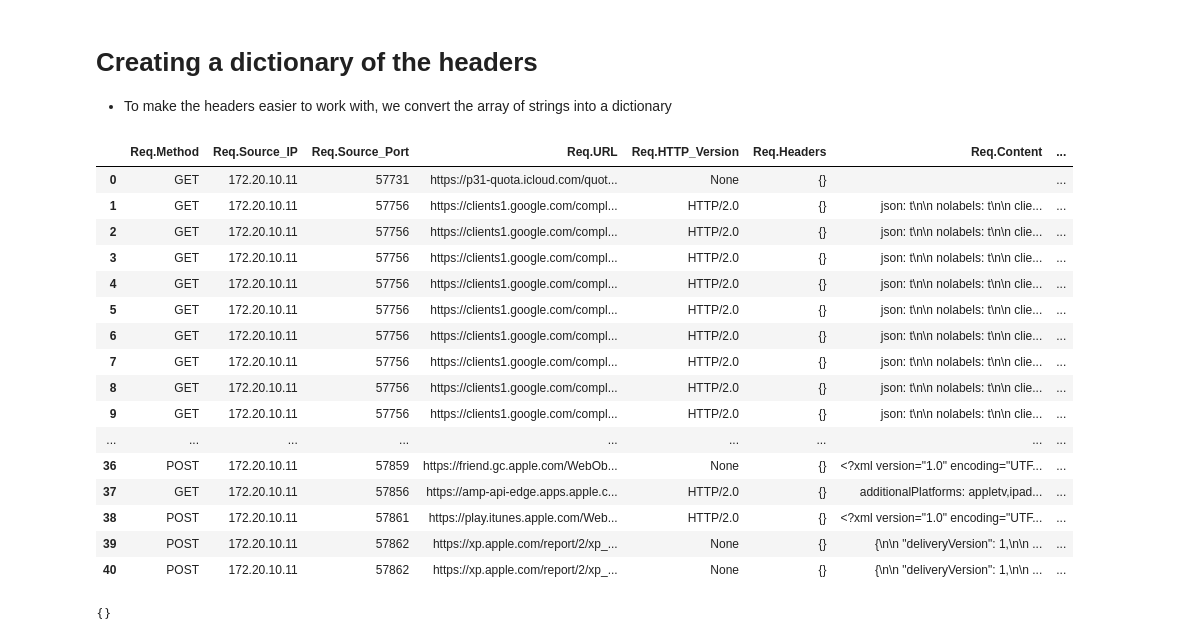
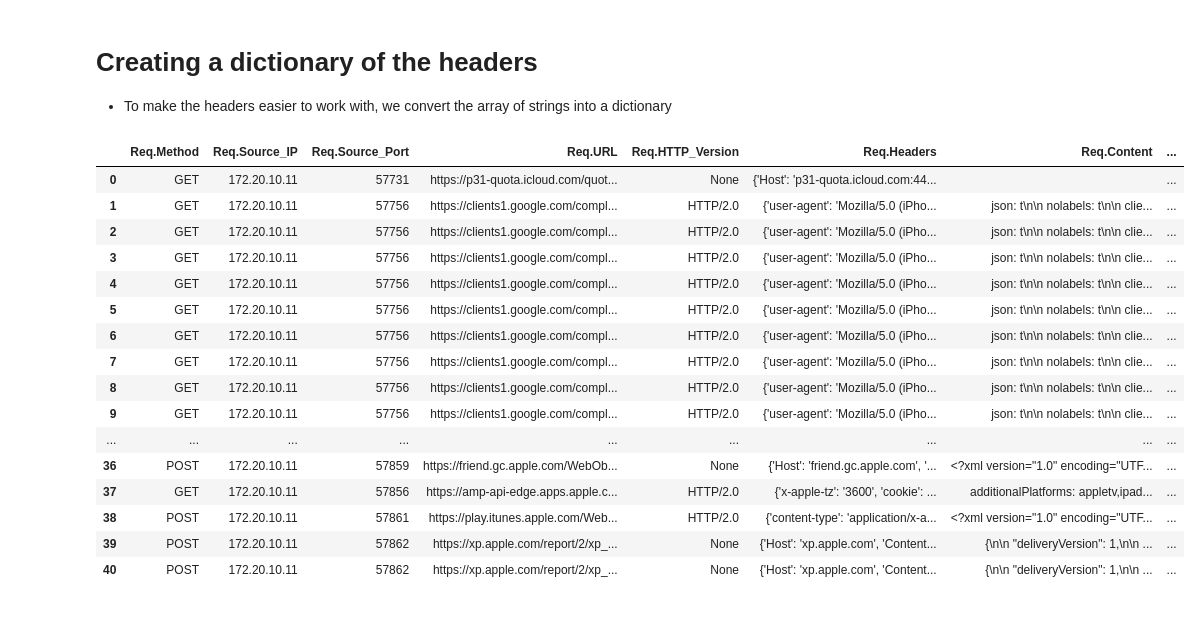
Before and after one commit to BenRedic-FyFazan/sofloppa_bachelor, a Jupyter notebook: notebooks/parse_mitmp_output.ipynb, the cells around one changed output. Cells and saved outputs as stored; diff of their text form; code cells hidden in the pictures.

```diff
--- a/notebooks/parse_mitmp_output.ipynb
+++ b/notebooks/parse_mitmp_output.ipynb
@@ -249,42 +255,35 @@ df_req_res_pair
 # %% [markdown]
 # Creating a dictionary of the headers
 - To make the headers easier to work with, we convert the array of strings into a dictionary
-# %%
-# Assuming 'data' is your DataFrame
-def parse_headers(header_string):
-    try:
-        # Safely evaluate the string representation of the list into a Python list
-        headers_list = ast.literal_eval(header_string)
-        # Convert list of strings into a dictionary
-        headers_dict = dict(header.split(': ', 1) for header in headers_list if ': ' in header)
-        return headers_dict
-    except ValueError:
-        return {}
-
-# Apply the parsing function to each row in the 'Req.Headers' column
-df_req_res_pair['Req.Headers'] = df_req_res_pair['Req.Headers'].apply(parse_headers)
-df_req_res_pair
-# %% [output]
-|  | Req.Method | Req.Source_IP | Req.Source_Port | Req.URL | Req.HTTP_Version | Req.Headers | Req.Content | ... |
-| 0 | GET | 172.20.10.11 | 57731 | https://p31-quota.icloud.com/quot... | None | {} |  | ... |
-| 1 | GET | 172.20.10.11 | 57756 | https://clients1.google.com/compl... | HTTP/2.0 | {} | json: t\n\n nolabels: t\n\n clie... | ... |
-| 2 | GET | 172.20.10.11 | 57756 | https://clients1.google.com/compl... | HTTP/2.0 | {} | json: t\n\n nolabels: t\n\n clie... | ... |
-| 3 | GET | 172.20.10.11 | 57756 | https://clients1.google.com/compl... | HTTP/2.0 | {} | json: t\n\n nolabels: t\n\n clie... | ... |
-| 4 | GET | 172.20.10.11 | 57756 | https://clients1.google.com/compl... | HTTP/2.0 | {} | json: t\n\n nolabels: t\n\n clie... | ... |
-| 5 | GET | 172.20.10.11 | 57756 | https://clients1.google.com/compl... | HTTP/2.0 | {} | json: t\n\n nolabels: t\n\n clie... | ... |
-| 6 | GET | 172.20.10.11 | 57756 | https://clients1.google.com/compl... | HTTP/2.0 | {} | json: t\n\n nolabels: t\n\n clie... | ... |
-| 7 | GET | 172.20.10.11 | 57756 | https://clients1.google.com/compl... | HTTP/2.0 | {} | json: t\n\n nolabels: t\n\n clie... | ... |
-| 8 | GET | 172.20.10.11 | 57756 | https://clients1.google.com/compl... | HTTP/2.0 | {} | json: t\n\n nolabels: t\n\n clie... | ... |
-| 9 | GET | 172.20.10.11 | 57756 | https://clients1.google.com/compl... | HTTP/2.0 | {} | json: t\n\n nolabels: t\n\n clie... | ... |
-| ... | ... | ... | ... | ... | ... | ... | ... | ... |
-| 36 | POST | 172.20.10.11 | 57859 | https://friend.gc.apple.com/WebOb... | None | {} | <?xml version="1.0" encoding="UTF... | ... |
-| 37 | GET | 172.20.10.11 | 57856 | https://amp-api-edge.apps.apple.c... | HTTP/2.0 | {} | additionalPlatforms: appletv,ipad... | ... |
-| 38 | POST | 172.20.10.11 | 57861 | https://play.itunes.apple.com/Web... | HTTP/2.0 | {} | <?xml version="1.0" encoding="UTF... | ... |
-| 39 | POST | 172.20.10.11 | 57862 | https://xp.apple.com/report/2/xp_... | None | {} | {\n\n "deliveryVersion": 1,\n\n ... | ... |
-| 40 | POST | 172.20.10.11 | 57862 | https://xp.apple.com/report/2/xp_... | None | {} | {\n\n "deliveryVersion": 1,\n\n ... | ... |
 # %%
+def convert_to_dict(header_list):
+    header_dict = {}
+    for header in header_list:
+        key, value = header.split(':', 1)  # Split on the first colon only
+        header_dict[key.strip()] = value.strip()  # Remove any leading/trailing whitespace
+    return header_dict
+
+# Apply the function to each row in the dataframe for the 'Req.Headers' column
+df_req_res_pair['Req.Headers'] = df_req_res_pair['Req.Headers'].apply(convert_to_dict)
+df_req_res_pair
 # %% [output]
-{}
+|  | Req.Method | Req.Source_IP | Req.Source_Port | Req.URL | Req.HTTP_Version | Req.Headers | Req.Content | ... |
+| 0 | GET | 172.20.10.11 | 57731 | https://p31-quota.icloud.com/quot... | None | {'Host': 'p31-quota.icloud.com:44... |  | ... |
+| 1 | GET | 172.20.10.11 | 57756 | https://clients1.google.com/compl... | HTTP/2.0 | {'user-agent': 'Mozilla/5.0 (iPho... | json: t\n\n nolabels: t\n\n clie... | ... |
+| 2 | GET | 172.20.10.11 | 57756 | https://clients1.google.com/compl... | HTTP/2.0 | {'user-agent': 'Mozilla/5.0 (iPho... | json: t\n\n nolabels: t\n\n clie... | ... |
+| 3 | GET | 172.20.10.11 | 57756 | https://clients1.google.com/compl... | HTTP/2.0 | {'user-agent': 'Mozilla/5.0 (iPho... | json: t\n\n nolabels: t\n\n clie... | ... |
+| 4 | GET | 172.20.10.11 | 57756 | https://clients1.google.com/compl... | HTTP/2.0 | {'user-agent': 'Mozilla/5.0 (iPho... | json: t\n\n nolabels: t\n\n clie... | ... |
+| 5 | GET | 172.20.10.11 | 57756 | https://clients1.google.com/compl... | HTTP/2.0 | {'user-agent': 'Mozilla/5.0 (iPho... | json: t\n\n nolabels: t\n\n clie... | ... |
+| 6 | GET | 172.20.10.11 | 57756 | https://clients1.google.com/compl... | HTTP/2.0 | {'user-agent': 'Mozilla/5.0 (iPho... | json: t\n\n nolabels: t\n\n clie... | ... |
+| 7 | GET | 172.20.10.11 | 57756 | https://clients1.google.com/compl... | HTTP/2.0 | {'user-agent': 'Mozilla/5.0 (iPho... | json: t\n\n nolabels: t\n\n clie... | ... |
+| 8 | GET | 172.20.10.11 | 57756 | https://clients1.google.com/compl... | HTTP/2.0 | {'user-agent': 'Mozilla/5.0 (iPho... | json: t\n\n nolabels: t\n\n clie... | ... |
+| 9 | GET | 172.20.10.11 | 57756 | https://clients1.google.com/compl... | HTTP/2.0 | {'user-agent': 'Mozilla/5.0 (iPho... | json: t\n\n nolabels: t\n\n clie... | ... |
+| ... | ... | ... | ... | ... | ... | ... | ... | ... |
+| 36 | POST | 172.20.10.11 | 57859 | https://friend.gc.apple.com/WebOb... | None | {'Host': 'friend.gc.apple.com', '... | <?xml version="1.0" encoding="UTF... | ... |
+| 37 | GET | 172.20.10.11 | 57856 | https://amp-api-edge.apps.apple.c... | HTTP/2.0 | {'x-apple-tz': '3600', 'cookie': ... | additionalPlatforms: appletv,ipad... | ... |
+| 38 | POST | 172.20.10.11 | 57861 | https://play.itunes.apple.com/Web... | HTTP/2.0 | {'content-type': 'application/x-a... | <?xml version="1.0" encoding="UTF... | ... |
+| 39 | POST | 172.20.10.11 | 57862 | https://xp.apple.com/report/2/xp_... | None | {'Host': 'xp.apple.com', 'Content... | {\n\n "deliveryVersion": 1,\n\n ... | ... |
+| 40 | POST | 172.20.10.11 | 57862 | https://xp.apple.com/report/2/xp_... | None | {'Host': 'xp.apple.com', 'Content... | {\n\n "deliveryVersion": 1,\n\n ... | ... |
 # %%
 # Exports to .csv file
 df_req_res_pair.to_csv(exported_csv_filepath, index=False)
```
Also changed, not shown: parts of 5 cells of this notebook.
